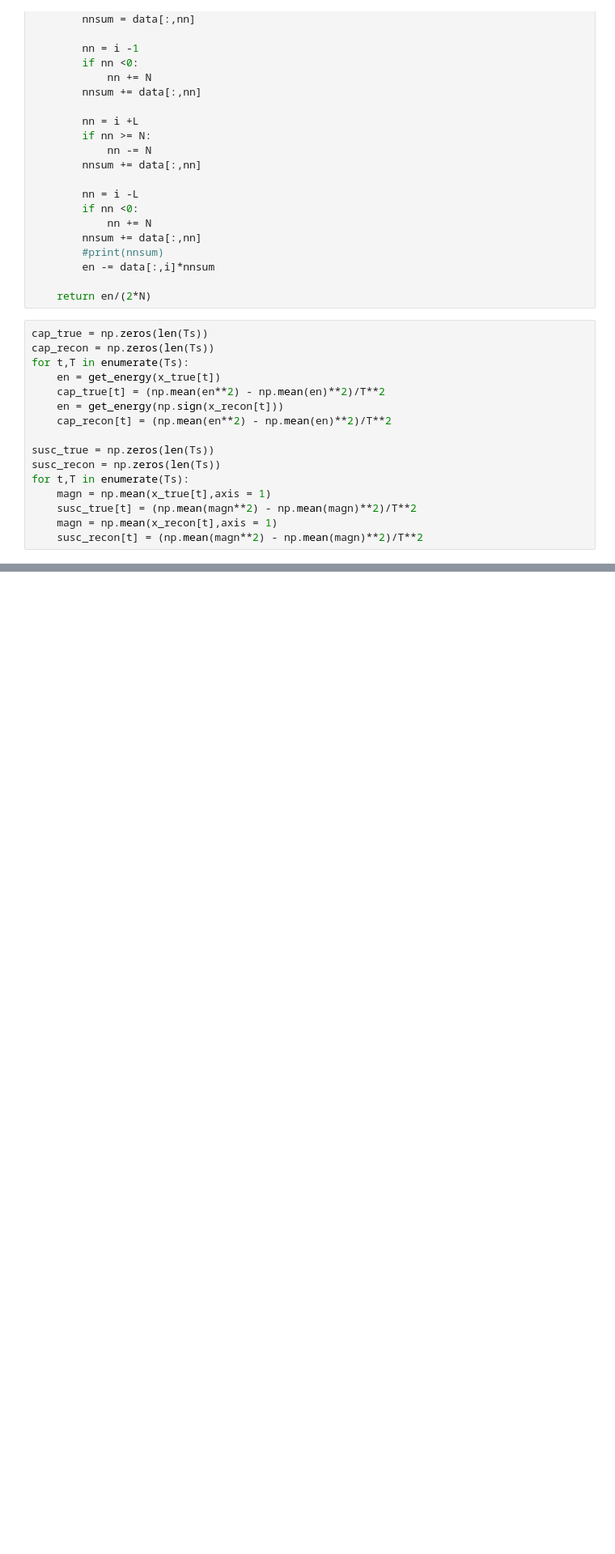
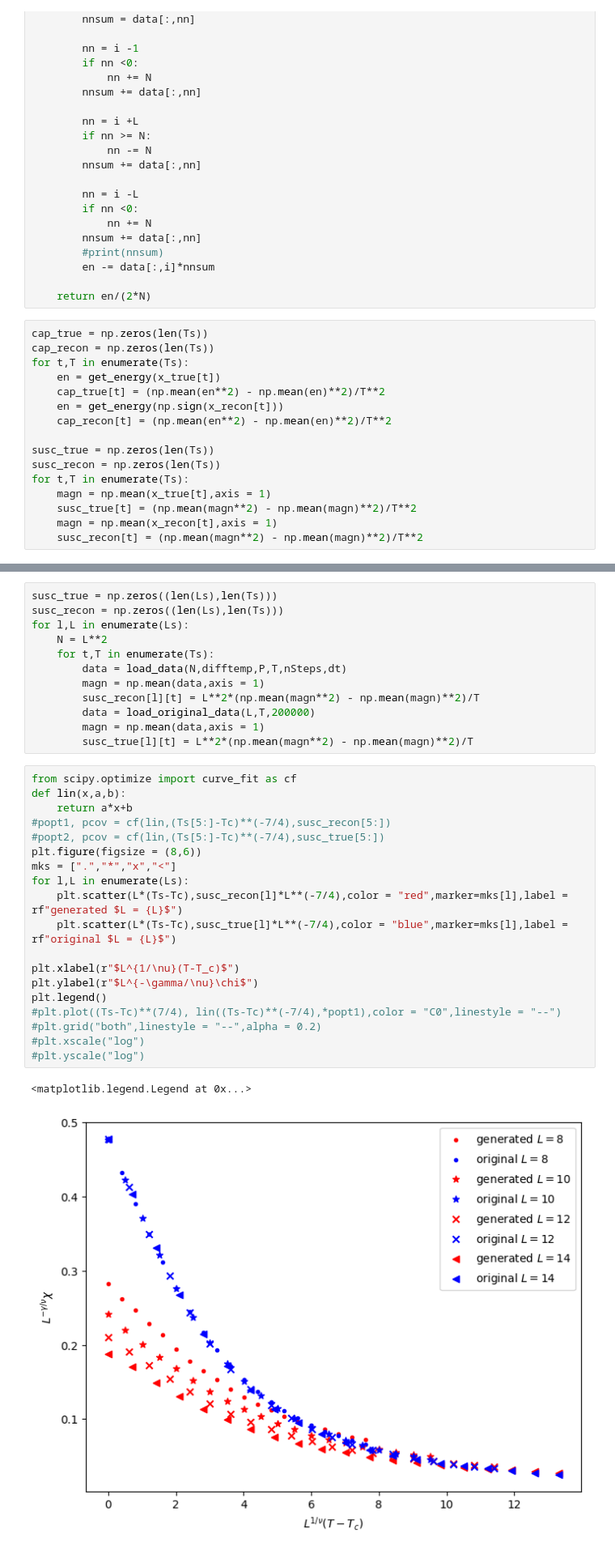
Before and after one commit to bsfn-0323/diffusion, a Jupyter notebook: recon_critBehav.ipynb, the cells around one changed output, grey strips where cells are left out. Shown at 81% size. Cells and saved outputs as stored; diff of their text form; blank space fills up the shorter version.

```diff
--- a/recon_critBehav.ipynb
+++ b/recon_critBehav.ipynb
@@ -182,0 +197,34 @@ plt.scatter((Ts[10:]-Tc)**(-7/4),susc_true[10:]**-1)
+# %%
+susc_true = np.zeros((len(Ls),len(Ts)))
+susc_recon = np.zeros((len(Ls),len(Ts)))
+for l,L in enumerate(Ls):
+    N = L**2
+    for t,T in enumerate(Ts):
+        data = load_data(N,difftemp,P,T,nSteps,dt)
+        magn = np.mean(data,axis = 1)
+        susc_recon[l][t] = L**2*(np.mean(magn**2) - np.mean(magn)**2)/T
+        data = load_original_data(L,T,200000)
+        magn = np.mean(data,axis = 1)
+        susc_true[l][t] = L**2*(np.mean(magn**2) - np.mean(magn)**2)/T
+# %%
+from scipy.optimize import curve_fit as cf
+def lin(x,a,b):
+    return a*x+b
+#popt1, pcov = cf(lin,(Ts[5:]-Tc)**(-7/4),susc_recon[5:])
+#popt2, pcov = cf(lin,(Ts[5:]-Tc)**(-7/4),susc_true[5:])
+plt.figure(figsize = (8,6))
+mks = [".","*","x","<"]
+for l,L in enumerate(Ls):
+    plt.scatter(L*(Ts-Tc),susc_recon[l]*L**(-7/4),color = "red",marker=mks[l],label = rf"generated $L = {L}$")
+    plt.scatter(L*(Ts-Tc),susc_true[l]*L**(-7/4),color = "blue",marker=mks[l],label = rf"original $L = {L}$")
+
+plt.xlabel(r"$L^{1/\nu}(T-T_c)$")
+plt.ylabel(r"$L^{-\gamma/\nu}\chi$")
+plt.legend()
+#plt.plot((Ts-Tc)**(7/4), lin((Ts-Tc)**(-7/4),*popt1),color = "C0",linestyle = "--")
+#plt.grid("both",linestyle = "--",alpha = 0.2)
+#plt.xscale("log")
+#plt.yscale("log")
+# %% [output]
+<matplotlib.legend.Legend at 0x...>
+[figure, added]
```
Also changed, not shown: parts of 7 cells of this notebook, 2 other files.
